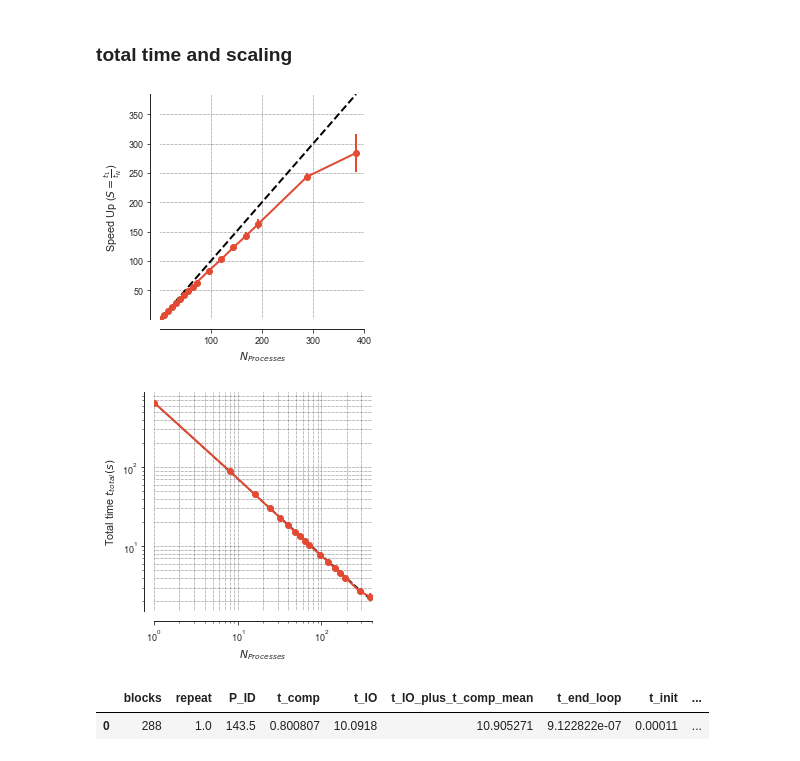
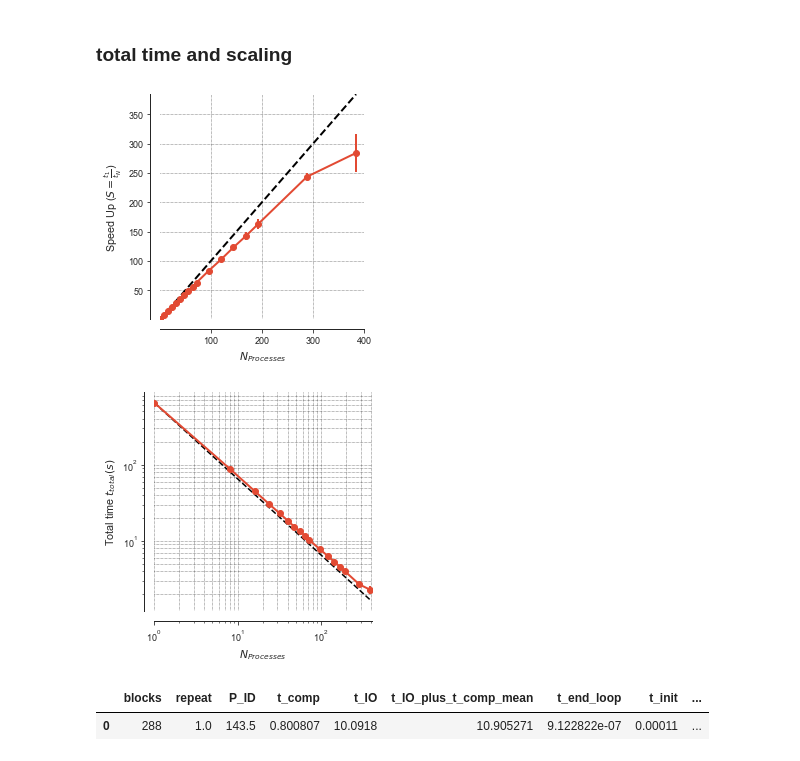
Before and after one commit to hpcanalytics/paper-hpc-py-parallel-mdanalysis, a Jupyter notebook: data/Fig5/MPI-final-parallel-IO-updated-rmsd-outlier-analysis.ipynb, the cells around one changed output. Cells and saved outputs as stored; diff of their text form; code cells hidden in the pictures.

Commit message:
Fig 5a (HDF5 log plot): fixed incorrect ideal scaling
- the endpoint of the ideal scaling line in the log plot was incorrectly
  calculated: FIXED and replotted
- extended xlim for log plot

```diff
--- a/data/Fig5/MPI-final-parallel-IO-updated-rmsd-outlier-analysis.ipynb
+++ b/data/Fig5/MPI-final-parallel-IO-updated-rmsd-outlier-analysis.ipynb
@@ -510,11 +512,11 @@ def plot_dataframe(df7, y, yerr, fig_name, ylabel, ylim, log, ax=None, **kwargs)
 
     ax.set_xlabel('$N_{Processes}$')
     ax.set_ylabel(ylabel)
-    if log == 'True':
-        ax.loglog([1, 400], [df7['t_tot_max'][0], df7['t_tot_max'][0]/320.], '--', label='Ideal',color='black')
+    if log:
+        ax.loglog([1, 400], [df7['t_tot_max'][0], df7['t_tot_max'][0]/400], '--', label='Ideal',color='black')
         plt.yscale('log')
         plt.xscale('log')
-        ax.set_xlim([1,400])
+        ax.set_xlim([1,405])
     else:
         ax.set_xlim([1,400])
         ax.set_ylim(ylim)
@@ -530,15 +532,15 @@ def plot_dataframe(df7, y, yerr, fig_name, ylabel, ylim, log, ax=None, **kwargs)
         fig.savefig('{}.pdf'.format(fig_name))
     return ax
 # %%
-ax = plot_dataframe(df7, 'speed_up', 'std_S', 'hdf5-speed_up-no_outlier', r'Speed Up ($S=\frac{t_{1}}{t_{N}}$)', [1,384],'False')
-# plot_dataframe('efficiency', 'std_E', 'Efficiency', r'Efficiency ($\frac{S}{N}$)', [0,1.1],'False')
-# plot_dataframe('t_block_RMSD_mean', 'std_t_block_RMSD_mean' , 't_block_RMSD_mean', '$t_{RMSD}(s)$', [0,1050],'True')
-# plot_dataframe('t_comm_mean', 'std_t_comm_mean' , 't_comm_mean', '$t_{communication}(s)$', [0,1],'True')
-# plot_dataframe('t_block_RMSD_max', 'std_t_block_RMSD_max' , 't_block_RMSD_max', '$t_{RMSD}(s)$', [0,1050],'True')
-ax = plot_dataframe(df7, 't_tot_max', 'std_tot_max', 'hdf5-t_total-no_outlier', 'Total time $t_{total}(s)$', [0,1050],'True')
+ax = plot_dataframe(df7, 'speed_up', 'std_S', 'hdf5-speed_up-no_outlier', r'Speed Up ($S=\frac{t_{1}}{t_{N}}$)', [1,384], False)
+# plot_dataframe('efficiency', 'std_E', 'Efficiency', r'Efficiency ($\frac{S}{N}$)', [0,1.1],False)
+# plot_dataframe('t_block_RMSD_mean', 'std_t_block_RMSD_mean' , 't_block_RMSD_mean', '$t_{RMSD}(s)$', [0,1050],True)
+# plot_dataframe('t_comm_mean', 'std_t_comm_mean' , 't_comm_mean', '$t_{communication}(s)$', [0,1],True)
+# plot_dataframe('t_block_RMSD_max', 'std_t_block_RMSD_max' , 't_block_RMSD_max', '$t_{RMSD}(s)$', [0,1050],True)
+ax = plot_dataframe(df7, 't_tot_max', 'std_tot_max', 'hdf5-t_total-no_outlier', 'Total time $t_{total}(s)$', [0,1050],True)
 # %% [output]
 [figure]
-[figure, old version]
+[figure, new version]
 # %%
 df7_outlier
 # %% [output]
```
Also changed, not shown: parts of 3 cells of this notebook, 2 other files.
